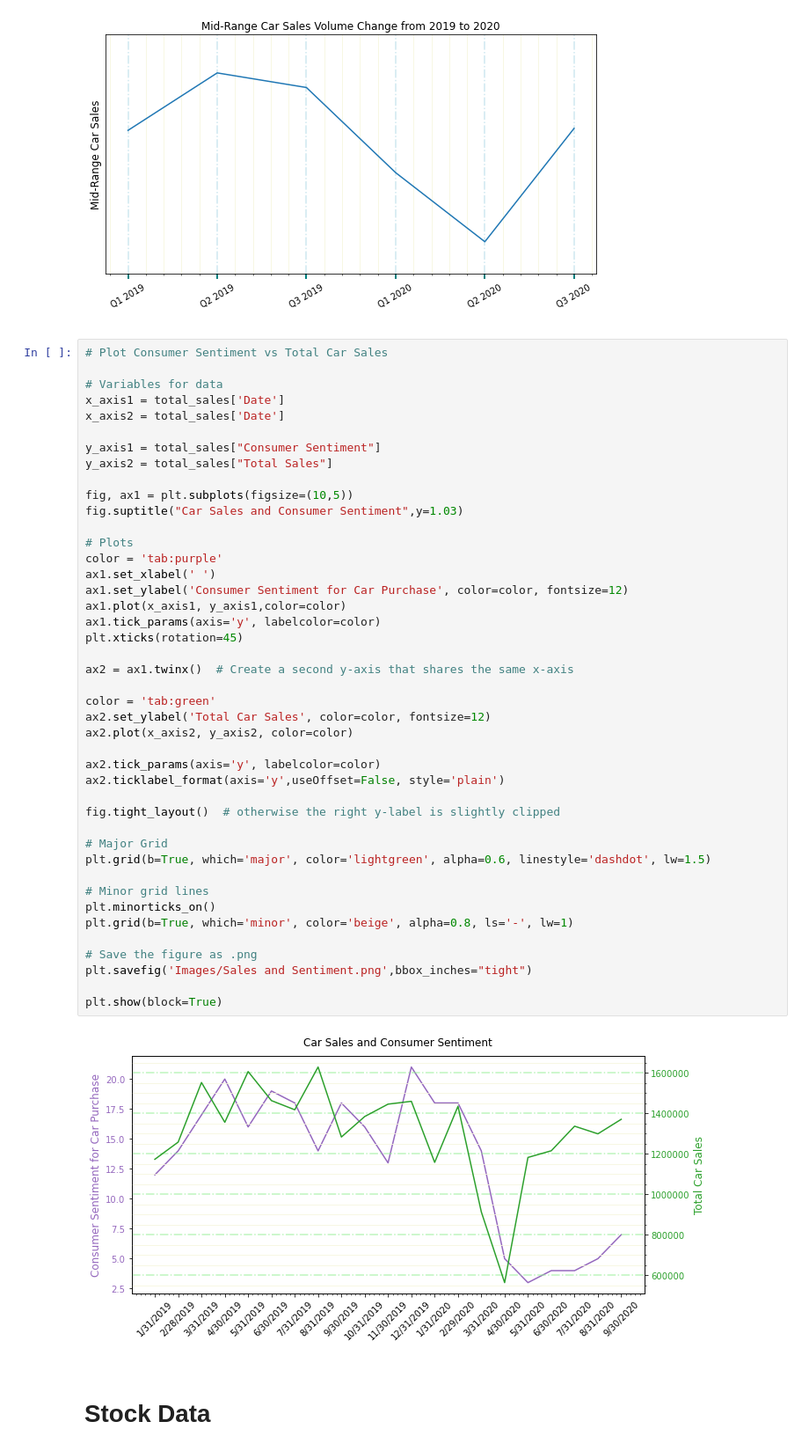
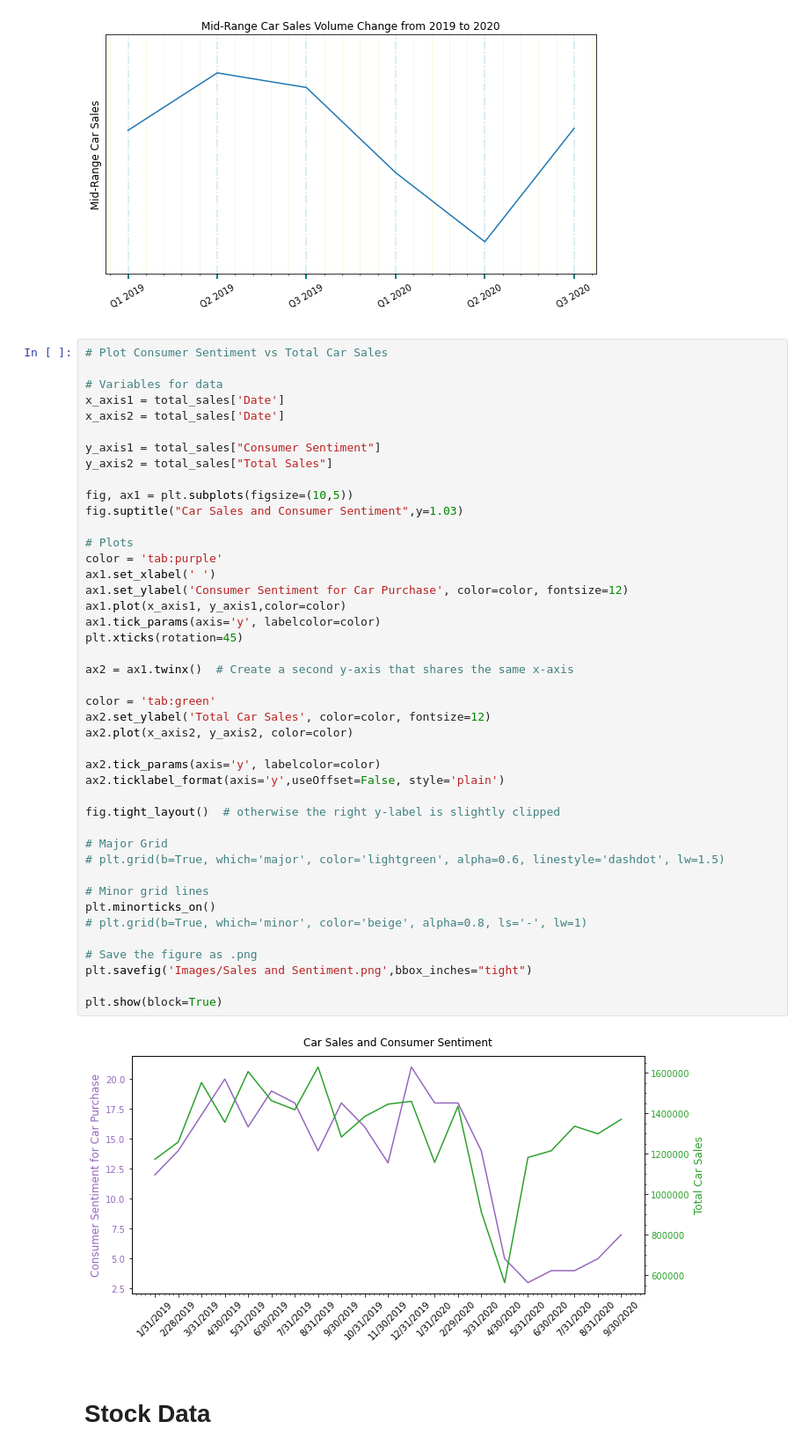
Before and after one commit to Kpearson72/carsales, a Jupyter notebook: Master_Notebook.ipynb, the cells around one changed output. Shown at 88% size. Saved outputs shown, nothing was run; the diff lists cells and outputs as text.

```diff
--- a/Master_Notebook.ipynb
+++ b/Master_Notebook.ipynb
@@ -1166,36 +1168,36 @@ fig.suptitle("Car Sales and Consumer Sentiment",y=1.03)
 
 # Plots
 color = 'tab:purple'
 ax1.set_xlabel(' ')
 ax1.set_ylabel('Consumer Sentiment for Car Purchase', color=color, fontsize=12)
 ax1.plot(x_axis1, y_axis1,color=color)
 ax1.tick_params(axis='y', labelcolor=color)
 plt.xticks(rotation=45)
 
 ax2 = ax1.twinx()  # Create a second y-axis that shares the same x-axis
 
 color = 'tab:green'
 ax2.set_ylabel('Total Car Sales', color=color, fontsize=12)
 ax2.plot(x_axis2, y_axis2, color=color)
 
 ax2.tick_params(axis='y', labelcolor=color)
 ax2.ticklabel_format(axis='y',useOffset=False, style='plain')
 
 fig.tight_layout()  # otherwise the right y-label is slightly clipped
 
 # Major Grid
-plt.grid(b=True, which='major', color='lightgreen', alpha=0.6, linestyle='dashdot', lw=1.5)
+# plt.grid(b=True, which='major', color='lightgreen', alpha=0.6, linestyle='dashdot', lw=1.5)
 
 # Minor grid lines
 plt.minorticks_on()
-plt.grid(b=True, which='minor', color='beige', alpha=0.8, ls='-', lw=1)
+# plt.grid(b=True, which='minor', color='beige', alpha=0.8, ls='-', lw=1)
 
 # Save the figure as .png
 plt.savefig('Images/Sales and Sentiment.png',bbox_inches="tight")
 
 plt.show(block=True)
 # %% [output]
-[figure, old version]
+[figure, new version]
 # %% [markdown]
 # Stock Data
 # %%
```
Also changed, not shown: parts of 6 cells of this notebook, 32 other files.
